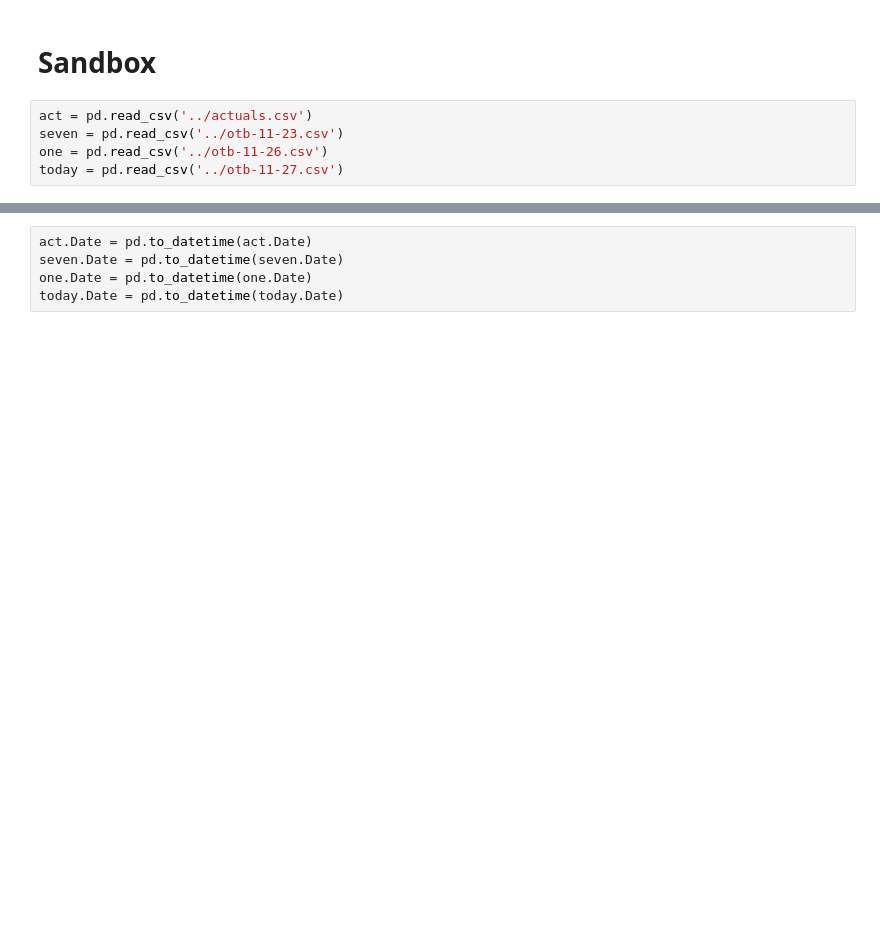
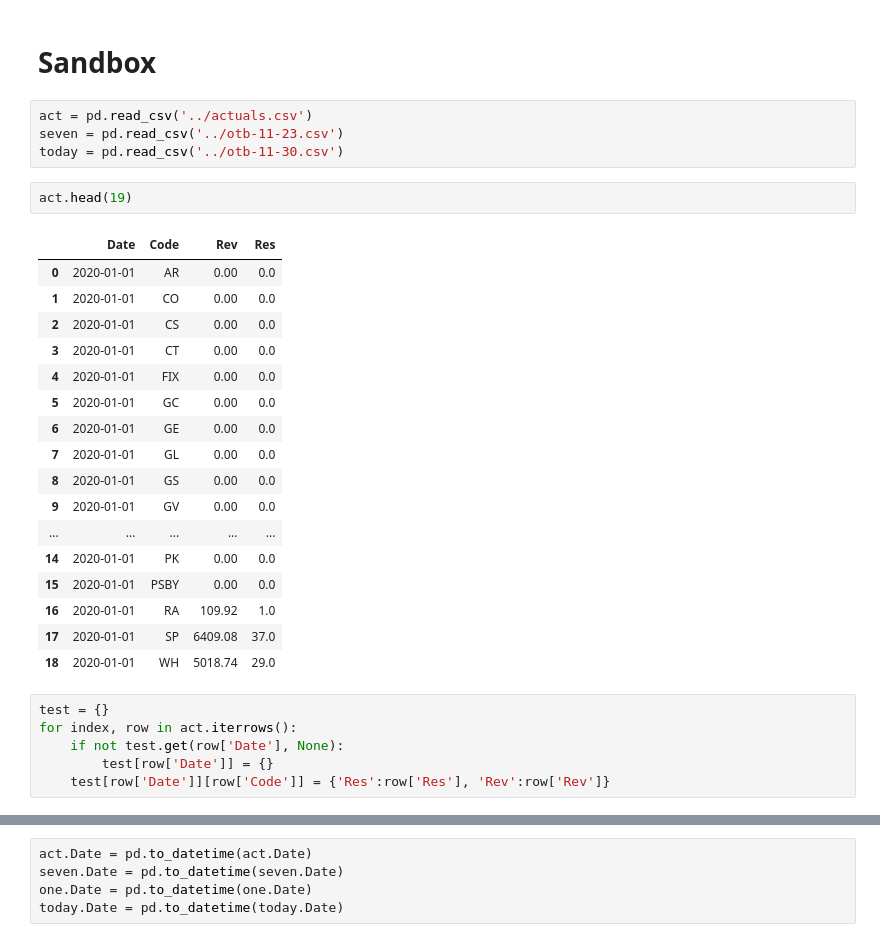
Before and after one commit to cjw21889/revreports, a Jupyter notebook: notebooks/Arlo.ipynb, the cells around one changed output, grey strips where cells are left out. Drawn from its saved outputs; the diff is of its cells as text; blank space fills up the shorter version.

```diff
--- a/notebooks/Arlo.ipynb
+++ b/notebooks/Arlo.ipynb
@@ -375,5 +375,30 @@ None
 # %%
 act = pd.read_csv('../actuals.csv')
 seven = pd.read_csv('../otb-11-23.csv')
-one = pd.read_csv('../otb-11-26.csv')
-today = pd.read_csv('../otb-11-27.csv')
+today = pd.read_csv('../otb-11-30.csv')
+# %%
+act.head(19)
+# %% [output]
+|  | Date | Code | Rev | Res |
+| 0 | 2020-01-01 | AR | 0.00 | 0.0 |
+| 1 | 2020-01-01 | CO | 0.00 | 0.0 |
+| 2 | 2020-01-01 | CS | 0.00 | 0.0 |
+| 3 | 2020-01-01 | CT | 0.00 | 0.0 |
+| 4 | 2020-01-01 | FIX | 0.00 | 0.0 |
+| 5 | 2020-01-01 | GC | 0.00 | 0.0 |
+| 6 | 2020-01-01 | GE | 0.00 | 0.0 |
+| 7 | 2020-01-01 | GL | 0.00 | 0.0 |
+| 8 | 2020-01-01 | GS | 0.00 | 0.0 |
+| 9 | 2020-01-01 | GV | 0.00 | 0.0 |
+| ... | ... | ... | ... | ... |
+| 14 | 2020-01-01 | PK | 0.00 | 0.0 |
+| 15 | 2020-01-01 | PSBY | 0.00 | 0.0 |
+| 16 | 2020-01-01 | RA | 109.92 | 1.0 |
+| 17 | 2020-01-01 | SP | 6409.08 | 37.0 |
+| 18 | 2020-01-01 | WH | 5018.74 | 29.0 |
+# %%
+test = {}
+for index, row in act.iterrows():
+    if not test.get(row['Date'], None):
+        test[row['Date']] = {}
+    test[row['Date']][row['Code']] = {'Res':row['Res'], 'Rev':row['Rev']}
```
Also changed, not shown: parts of 5 cells of this notebook, 8 other files.
